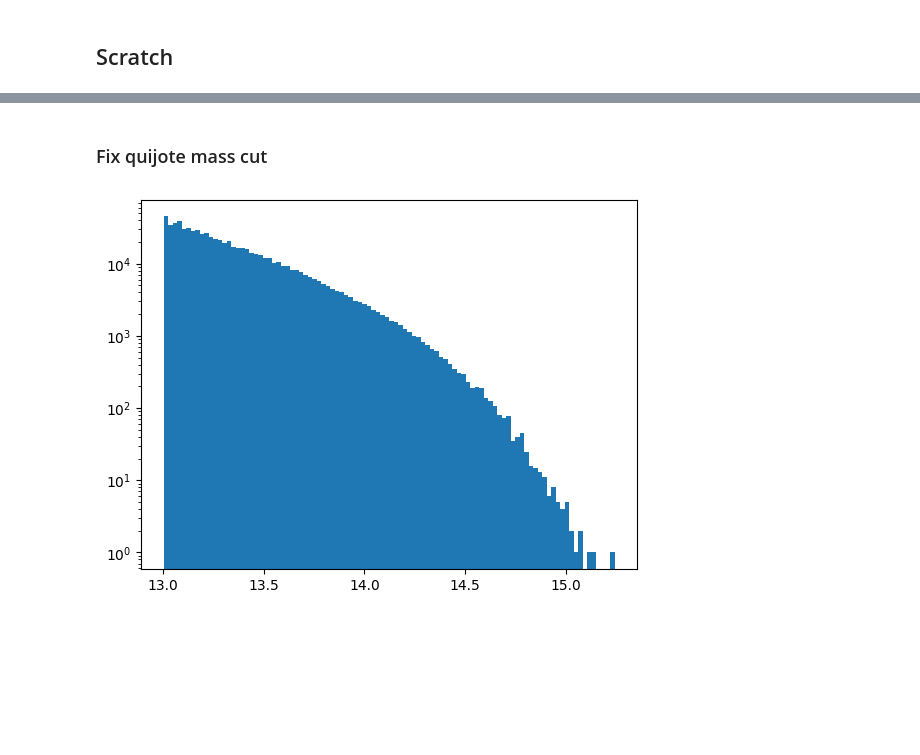
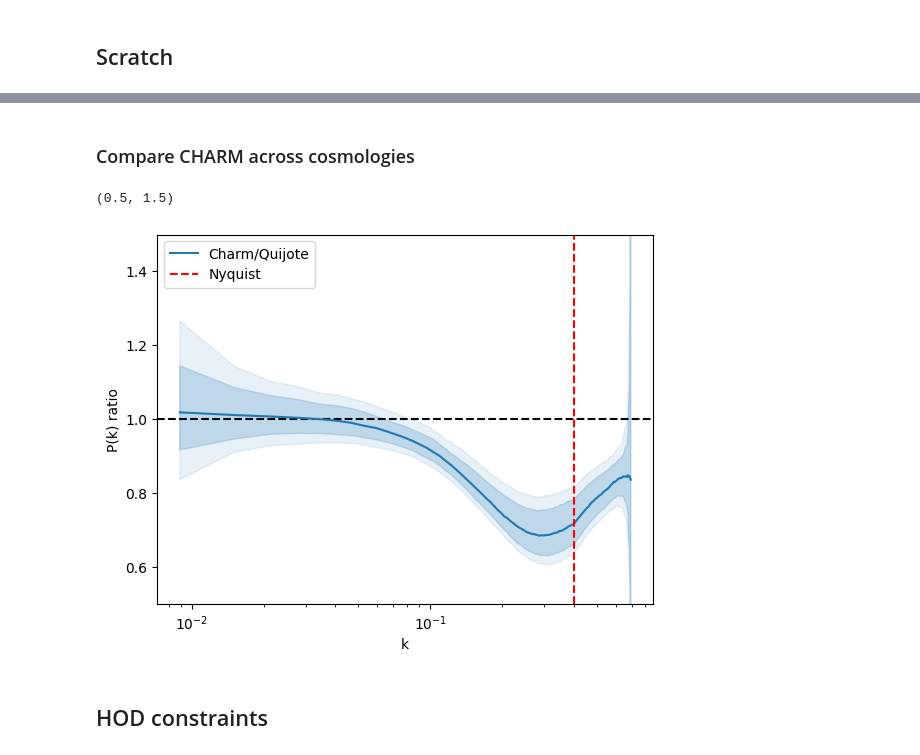
Before and after one commit to maho3/ltu-gobig, a Jupyter notebook: experiments/quijotelike/inference_quijote.ipynb, the cells around one changed output, grey strips where cells are left out. Cells and saved outputs as stored; diff of their text form; code cells hidden in the pictures; blank space fills up the shorter version.

Commit message:
correct quijote inference!

```diff
--- a/experiments/quijotelike/inference_quijote.ipynb
+++ b/experiments/quijotelike/inference_quijote.ipynb
@@ -395,5 +297,0 @@ axs[1].imshow(qdelta.sum(axis=0))
-# %%
-k, lPk = calcPk(ldelta, L, MAS='NGP')
-k, qPk = calcPk(qdelta, L, MAS='NGP')
-
-plt.semilogx(k, lPk[...,0]/qPk[...,0]);
@@ -408,2 +297,0 @@ plt.semilogx(lkd, lPkd[...,0]/qPkd[...,0])
-# %% [markdown]
-### Fix quijote mass cut
@@ -432,5 +298,36 @@ for lhid in tqdm(os.listdir(suite_path)):
-# %%
-plt.semilogy()
-plt.hist(hmass, bins=100);
-# %% [output]
-[figure, removed]
+# %% [markdown]
+### Compare CHARM across cosmologies
+# %%
+charm_path = '/automnt/data80/mattho/cmass-ili/quijotelike/fastpm/L1000-N128'#
+quijote_path = '/automnt/data80/mattho/cmass-ili/quijote/nbody/L1000-N128'
+
+cPks = []
+qPks = []
+for lhid in tqdm(range(2000)):
+    lhid = str(lhid)
+    ck, cPk, ccosmo = get_halo_Pk(join(charm_path, lhid))
+    qk, qPk, qcosmo = get_halo_Pk(join(quijote_path, lhid))
+    cPks.append(cPk)
+    qPks.append(qPk)
+cPks, qPks = map(np.stack, [cPks, qPks])
+# %%
+x1 = cPks[...,0]
+x2 = qPks[...,0]
+y = np.median(x1/x2, axis=0)
+yerr = np.percentile(x1/x2, [5, 16, 84, 95], axis=0)
+nyq = 2*np.pi/1000 * (128/2)
+f, ax = plt.subplots()
+ax.semilogx()
+ax.axhline(1, c='k', ls='--')
+ax.plot(ck, y, label='Charm/Quijote', c='C0')
+ax.fill_between(ck, yerr[0], yerr[3], alpha=0.1, color='C0')
+ax.fill_between(ck, yerr[1], yerr[2], alpha=0.2, color='C0')
+ax.axvline(nyq, c='r', ls='--', label='Nyquist')
+ax.legend()
+ax.set(xlabel='k', ylabel='P(k) ratio')
+ax.set_ylim(0.5,1.5)
+# %% [output]
+(0.5, 1.5)
+[figure, added]
+# %% [markdown]
+## HOD constraints
```
Also changed, not shown: parts of 22 cells of this notebook.
